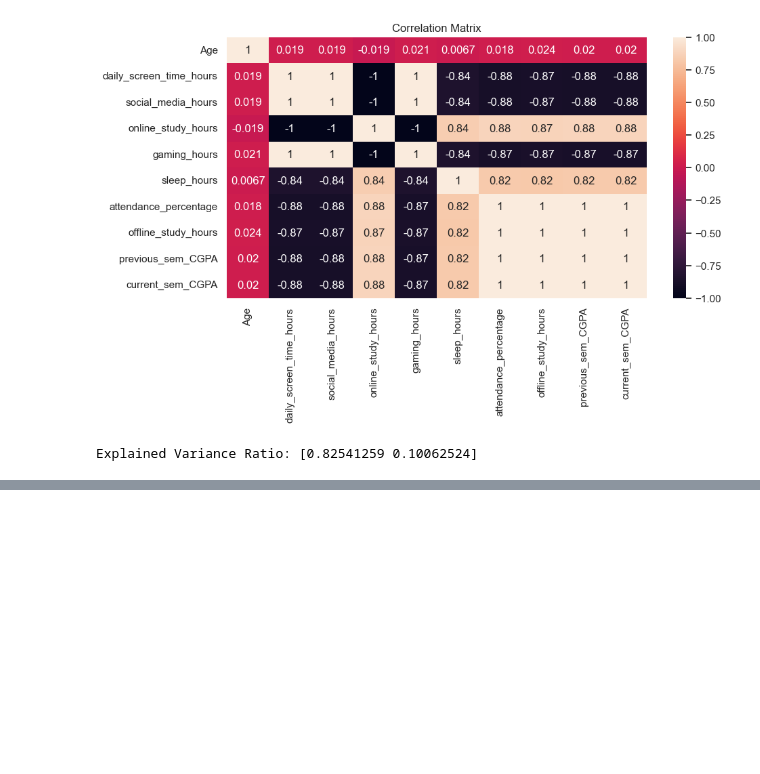
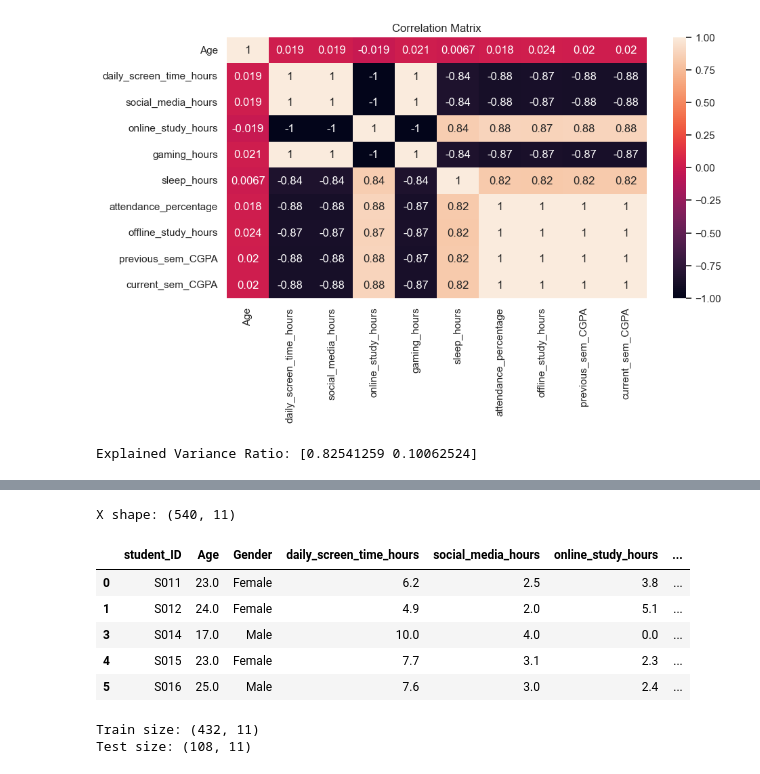
Before and after one commit to ASD-AlG/MACHINE-LEARNING-LAB, a Jupyter notebook: display.ipynb, the cells around one changed output, grey strips where cells are left out. Saved outputs shown, nothing was run; the diff lists cells and outputs as text; code cells hidden in the pictures; blank space fills up the shorter version.

```diff
--- a/display.ipynb
+++ b/display.ipynb
@@ -441,0 +465,28 @@ Explained Variance Ratio: [0.82541259 0.10062524]
+# %%
+
+X = df.drop(columns=['current_sem_CGPA'])
+y = df['current_sem_CGPA']
+
+print("X shape:", X.shape)
+X.head()
+# %% [output]
+X shape: (540, 11)
+|  | student_ID | Age | Gender | daily_screen_time_hours | social_media_hours | online_study_hours | ... |
+| 0 | S011 | 23.0 | Female | 6.2 | 2.5 | 3.8 | ... |
+| 1 | S012 | 24.0 | Female | 4.9 | 2.0 | 5.1 | ... |
+| 3 | S014 | 17.0 | Male | 10.0 | 4.0 | 0.0 | ... |
+| 4 | S015 | 23.0 | Female | 7.7 | 3.1 | 2.3 | ... |
+| 5 | S016 | 25.0 | Male | 7.6 | 3.0 | 2.4 | ... |
+# %%
+X_train, X_test, y_train, y_test = train_test_split(
+    X,
+    y,
+    test_size=0.2,
+    random_state=42
+)
+
+print("Train size:", X_train.shape)
+print("Test size:", X_test.shape)
+# %% [output]
+Train size: (432, 11)
+Test size: (108, 11)
```
Also changed, not shown: parts of 10 cells of this notebook.
